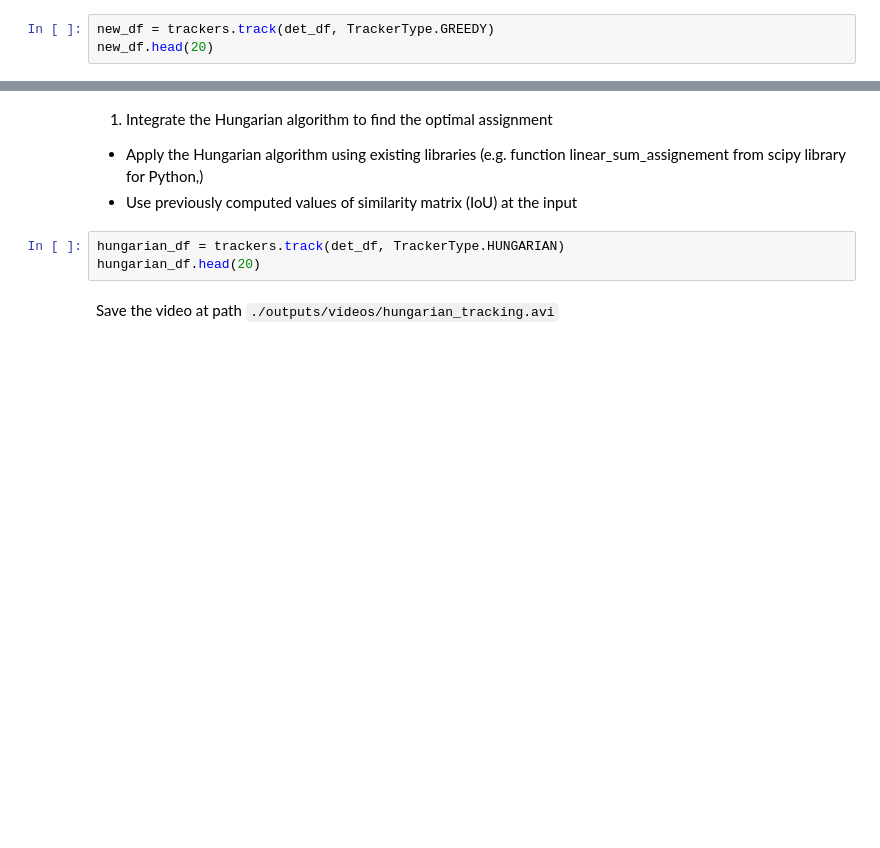
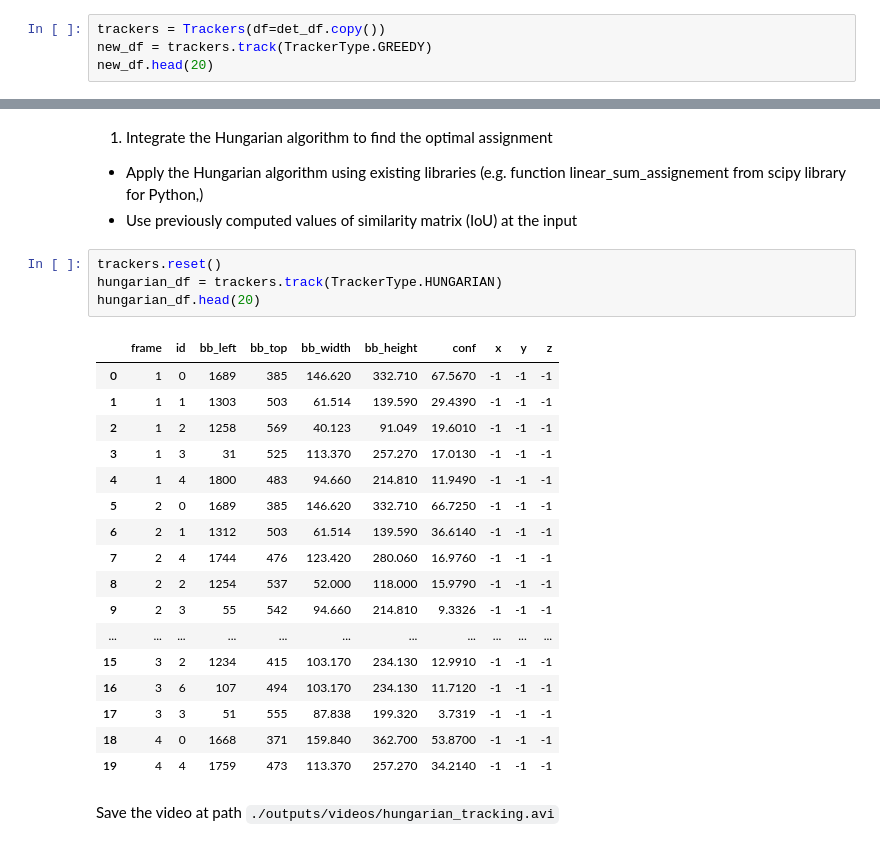
Before and after one commit to sinansoulier/Object-Tracking, a Jupyter notebook: IoU_tracker.ipynb, the cells around one changed output, grey strips where cells are left out. Drawn from its saved outputs; the diff is of its cells as text; blank space fills up the shorter version.

Commit message:
trackers: Reorganised code

```diff
--- a/IoU_tracker.ipynb
+++ b/IoU_tracker.ipynb
@@ -71,5 +68,6 @@ trackers = Trackers()
 # %%
-new_df = trackers.track(det_df, TrackerType.GREEDY)
+trackers = Trackers(df=det_df.copy())
+new_df = trackers.track(TrackerType.GREEDY)
 new_df.head(20)
 # %% [output]
 |  | frame | id | bb_left | bb_top | bb_width | bb_height | conf | x | y | z |
@@ -111,8 +109,27 @@ The video can be found at path `./outputs/videos/greedy_video.avi`
 from scipy library for Python,)
 * Use previously computed values of similarity matrix (IoU) at the input
 # %%
-hungarian_df = trackers.track(det_df, TrackerType.HUNGARIAN)
+trackers.reset()
+hungarian_df = trackers.track(TrackerType.HUNGARIAN)
 hungarian_df.head(20)
+# %% [output]
+|  | frame | id | bb_left | bb_top | bb_width | bb_height | conf | x | y | z |
+| 0 | 1 | 0 | 1689 | 385 | 146.620 | 332.710 | 67.5670 | -1 | -1 | -1 |
+| 1 | 1 | 1 | 1303 | 503 | 61.514 | 139.590 | 29.4390 | -1 | -1 | -1 |
+| 2 | 1 | 2 | 1258 | 569 | 40.123 | 91.049 | 19.6010 | -1 | -1 | -1 |
+| 3 | 1 | 3 | 31 | 525 | 113.370 | 257.270 | 17.0130 | -1 | -1 | -1 |
+| 4 | 1 | 4 | 1800 | 483 | 94.660 | 214.810 | 11.9490 | -1 | -1 | -1 |
+| 5 | 2 | 0 | 1689 | 385 | 146.620 | 332.710 | 66.7250 | -1 | -1 | -1 |
+| 6 | 2 | 1 | 1312 | 503 | 61.514 | 139.590 | 36.6140 | -1 | -1 | -1 |
+| 7 | 2 | 4 | 1744 | 476 | 123.420 | 280.060 | 16.9760 | -1 | -1 | -1 |
+| 8 | 2 | 2 | 1254 | 537 | 52.000 | 118.000 | 15.9790 | -1 | -1 | -1 |
+| 9 | 2 | 3 | 55 | 542 | 94.660 | 214.810 | 9.3326 | -1 | -1 | -1 |
+| ... | ... | ... | ... | ... | ... | ... | ... | ... | ... | ... |
+| 15 | 3 | 2 | 1234 | 415 | 103.170 | 234.130 | 12.9910 | -1 | -1 | -1 |
+| 16 | 3 | 6 | 107 | 494 | 103.170 | 234.130 | 11.7120 | -1 | -1 | -1 |
+| 17 | 3 | 3 | 51 | 555 | 87.838 | 199.320 | 3.7319 | -1 | -1 | -1 |
+| 18 | 4 | 0 | 1668 | 371 | 159.840 | 362.700 | 53.8700 | -1 | -1 | -1 |
+| 19 | 4 | 4 | 1759 | 473 | 113.370 | 257.270 | 34.2140 | -1 | -1 | -1 |
 # %% [markdown]
 Save the video at path `./outputs/videos/hungarian_tracking.avi`
 # %%
```
Also changed, not shown: parts of 2 cells of this notebook, 5 other files.
